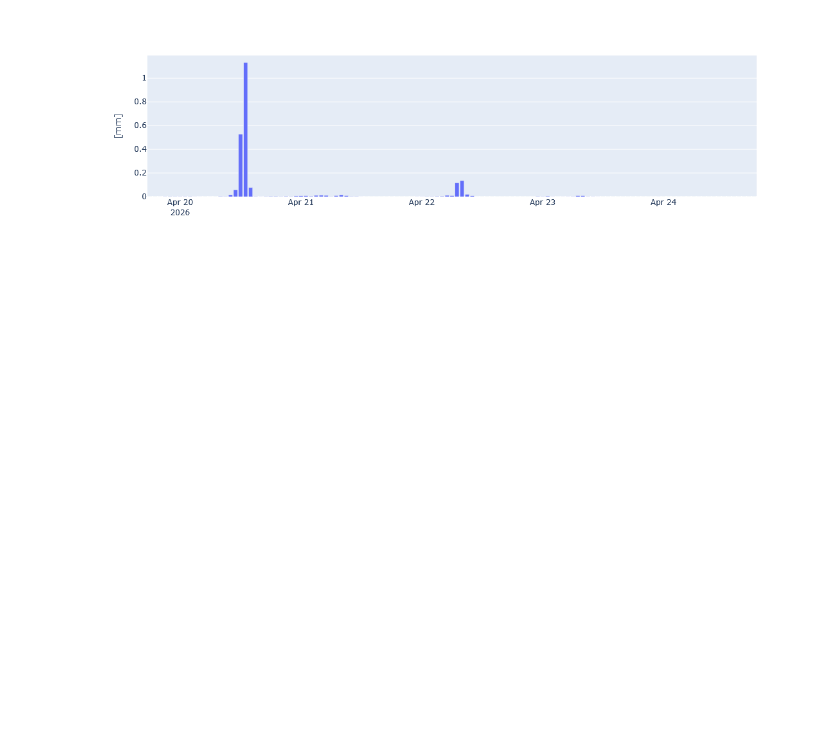
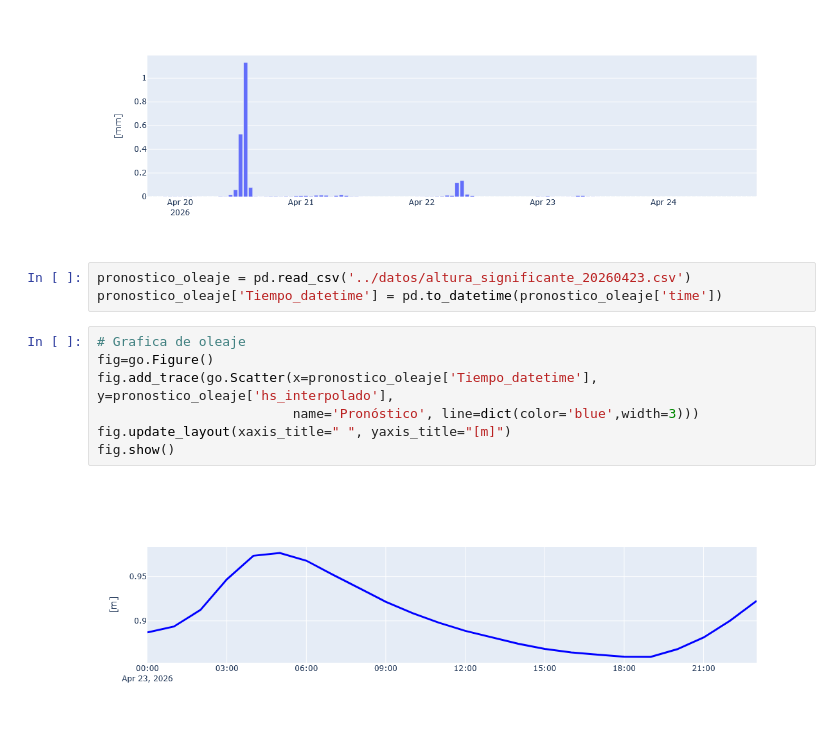
Before and after one commit to enrique34vera/MareaDeDatODS, a Jupyter notebook: scripts/004_LecturaGraficaDatosICAyCC.ipynb, the cells around one changed output. Saved outputs shown, nothing was run; the diff lists cells and outputs as text; blank space fills up the shorter version.

```diff
--- a/scripts/004_LecturaGraficaDatosICAyCC.ipynb
+++ b/scripts/004_LecturaGraficaDatosICAyCC.ipynb
@@ -98,3 +98,15 @@ fig.update_layout(xaxis_title=" ",
 fig.show()
 # %% [output]
 [figure]
+# %%
+pronostico_oleaje = pd.read_csv('../datos/altura_significante_20260423.csv')
+pronostico_oleaje['Tiempo_datetime'] = pd.to_datetime(pronostico_oleaje['time'])
+# %%
+# Grafica de oleaje
+fig=go.Figure()
+fig.add_trace(go.Scatter(x=pronostico_oleaje['Tiempo_datetime'], y=pronostico_oleaje['hs_interpolado'],
+                         name='Pronóstico', line=dict(color='blue',width=3)))
+fig.update_layout(xaxis_title=" ", yaxis_title="[m]")
+fig.show()
+# %% [output]
+[figure, added]
```
